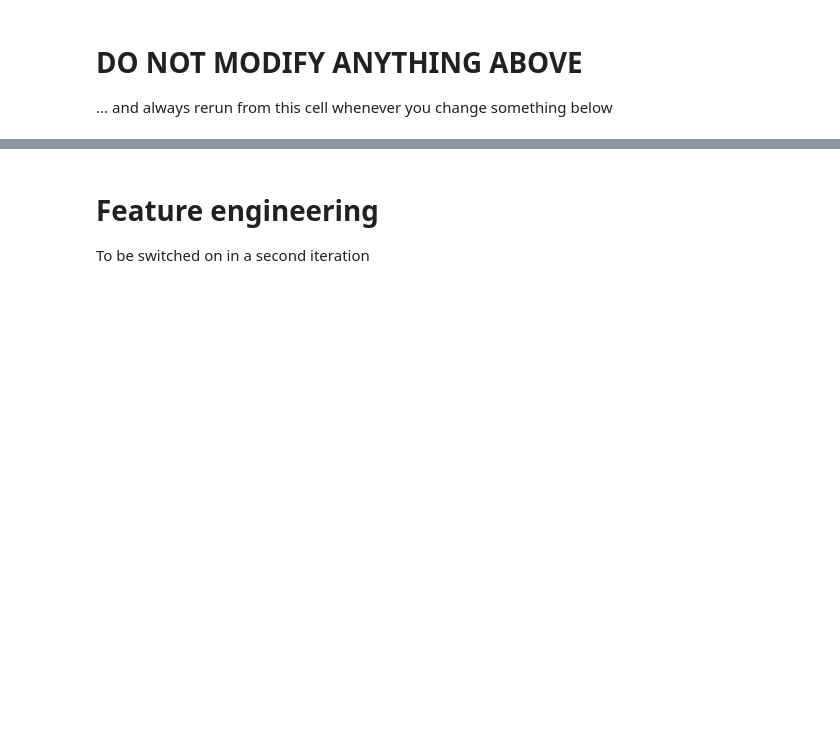
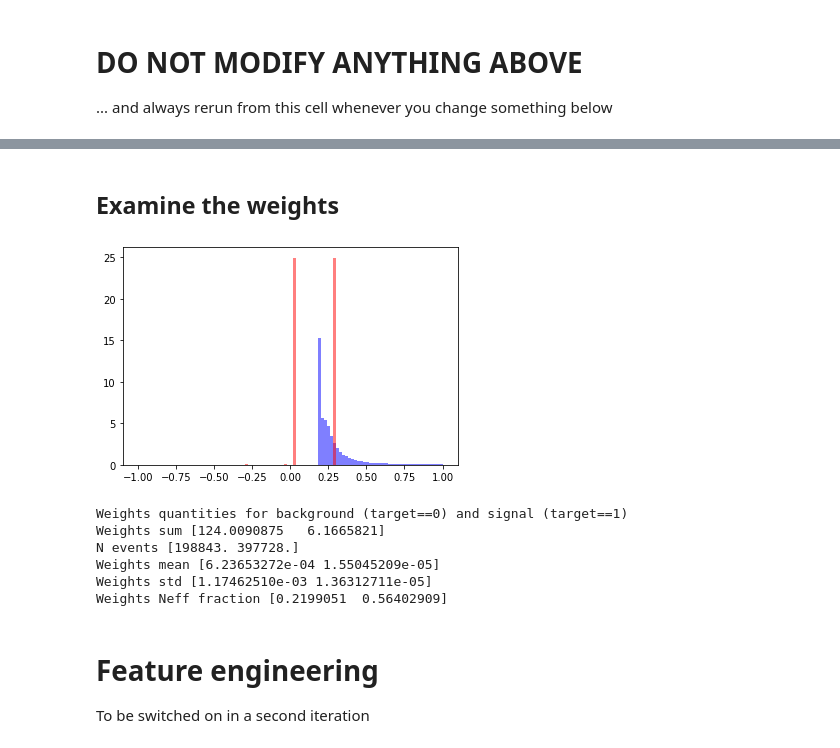
Before and after one commit to dhrou/HEPMLtutorials, a Jupyter notebook: HEPML_HandsOn_BDT.ipynb, the cells around one changed output, grey strips where cells are left out. Cells and saved outputs as stored; diff of their text form; code cells hidden in the pictures; blank space fills up the shorter version.

Commit message:
add weight discussion

```diff
--- a/HEPML_HandsOn_BDT.ipynb
+++ b/HEPML_HandsOn_BDT.ipynb
@@ -138,3 +215,40 @@ data.head()
+# %% [markdown]
+## Examine the weights
+# %%
+plt.figure()
+bins=np.linspace(-1,1,101)
+plt.hist(weights[target==0]*1000,bins=bins,color='b',alpha=0.5,density=True)
+plt.hist(weights[target==1]*10000,bins=bins,color='r',alpha=0.5,density=True)
+plt.show()
+# %% [output]
+[figure, added]
+# %%
+label_n_weights=np.zeros(2)
+label_sum_weights=np.zeros(2)
+label_mean_weights=np.zeros(2)
+label_std_weights=np.zeros(2)
+label_neff_fraction=np.zeros(2)
+
+for i in range(2):
+  label_n_weights[i]=weights[target==i].size
+  label_mean_weights[i]=weights[target==i].mean()
+  label_std_weights[i]=weights[target==i].std()
+  label_sum_weights[i]=weights[target==i].sum()
+  label_neff_fraction[i]=1/(1+(label_std_weights[i]/label_mean_weights[i])**2)
+
+print ("Weights quantities for background (target==0) and signal (target==1)")
+print ("Weights sum",label_sum_weights)
+print ("N events",label_n_weights)
+print ("Weights mean",label_mean_weights)
+print ("Weights std",label_std_weights)
+print ("Weights Neff fraction",label_neff_fraction)
+# %% [output]
+Weights quantities for background (target==0) and signal (target==1)
+Weights sum [124.0090875   6.1665821]
+N events [198843. 397728.]
+Weights mean [6.23653272e-04 1.55045209e-05]
+Weights std [1.17462510e-03 1.36312711e-05]
+Weights Neff fraction [0.2199051  0.56402909]
 # %% [markdown]
 # Feature engineering
 To be switched on in a second iteration
```
Also changed, not shown: parts of 22 cells of this notebook.
